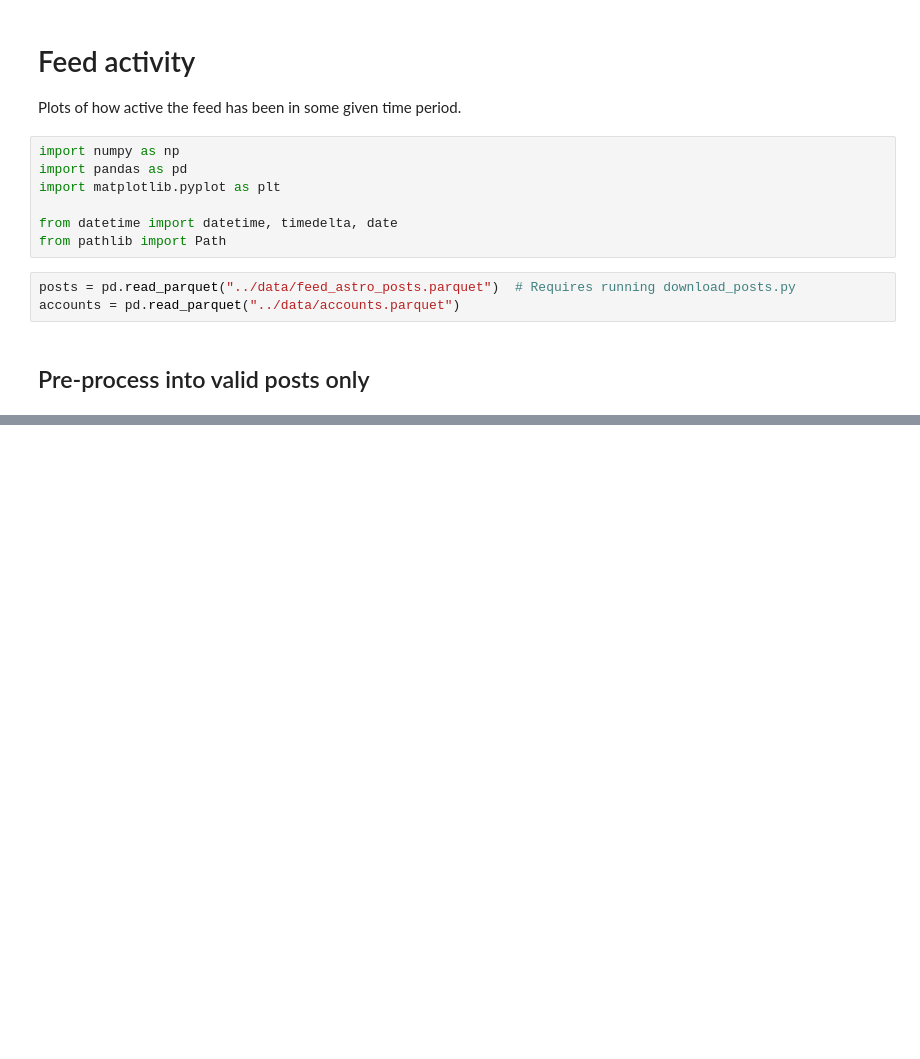
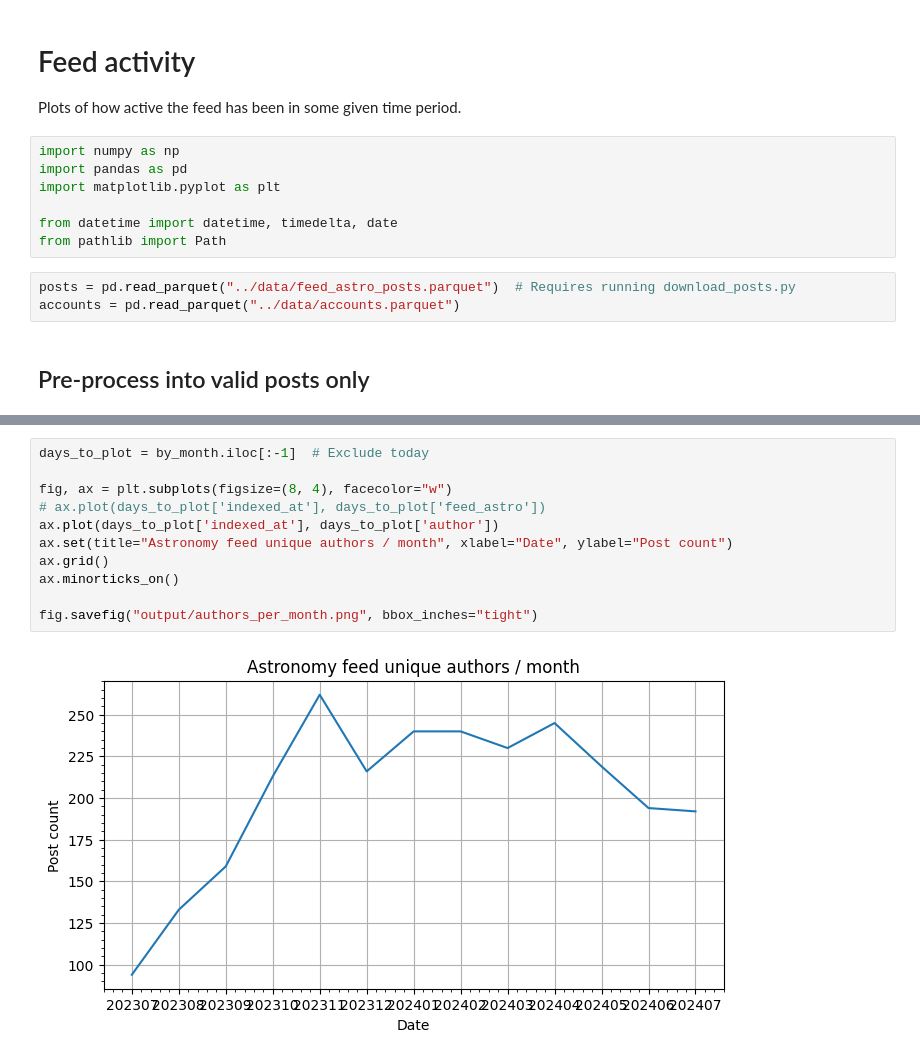
Before and after one commit to bluesky-astronomy/scripts, a Jupyter notebook: plots/feed_activity.ipynb, the cells around one changed output, grey strips where cells are left out. Drawn from its saved outputs; the diff is of its cells as text; blank space fills up the shorter version.

```diff
--- a/plots/feed_activity.ipynb
+++ b/plots/feed_activity.ipynb
@@ -84,0 +116,13 @@ ax.minorticks_on()
+# %%
+days_to_plot = by_month.iloc[:-1]  # Exclude today
+
+fig, ax = plt.subplots(figsize=(8, 4), facecolor="w")
+# ax.plot(days_to_plot['indexed_at'], days_to_plot['feed_astro'])
+ax.plot(days_to_plot['indexed_at'], days_to_plot['author'])
+ax.set(title="Astronomy feed unique authors / month", xlabel="Date", ylabel="Post count")
+ax.grid()
+ax.minorticks_on()
+
+fig.savefig("output/authors_per_month.png", bbox_inches="tight")
+# %% [output]
+[figure, added]
```
Also changed, not shown: parts of 11 cells of this notebook.
